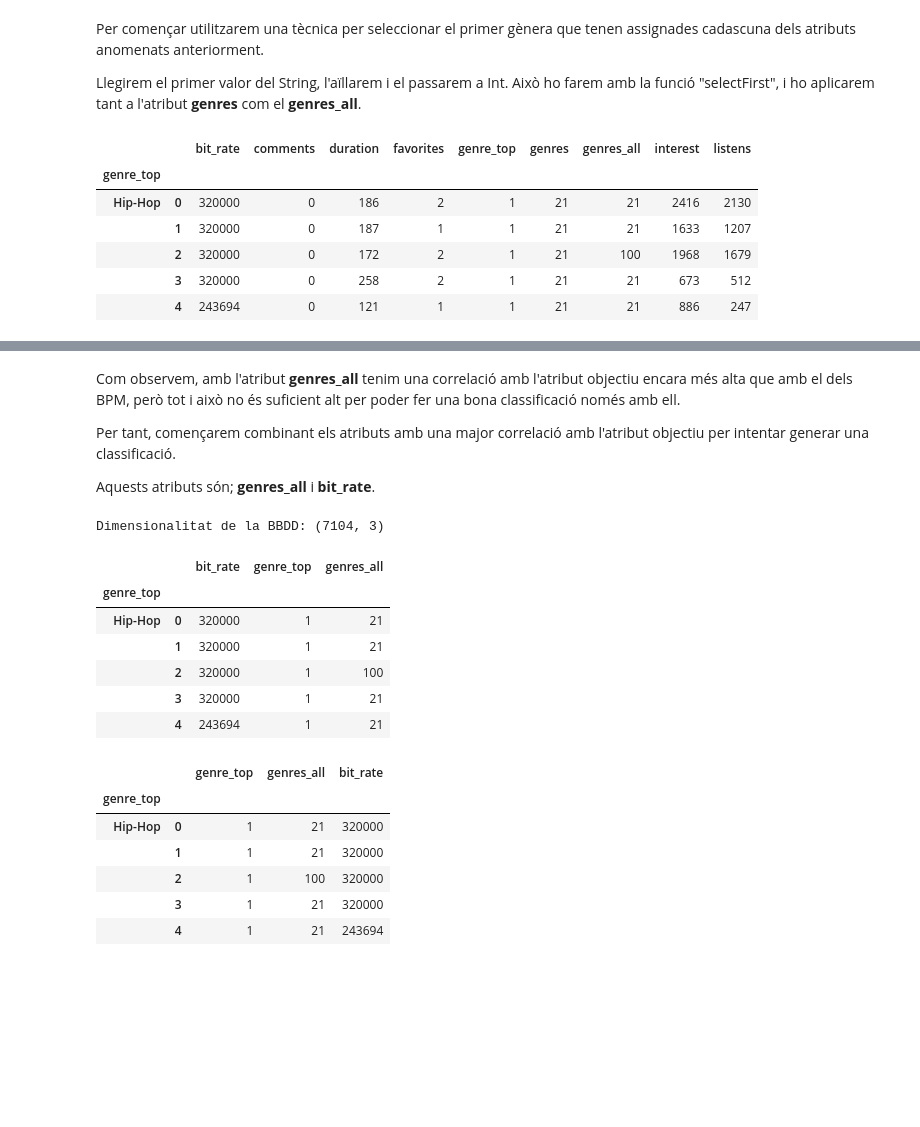
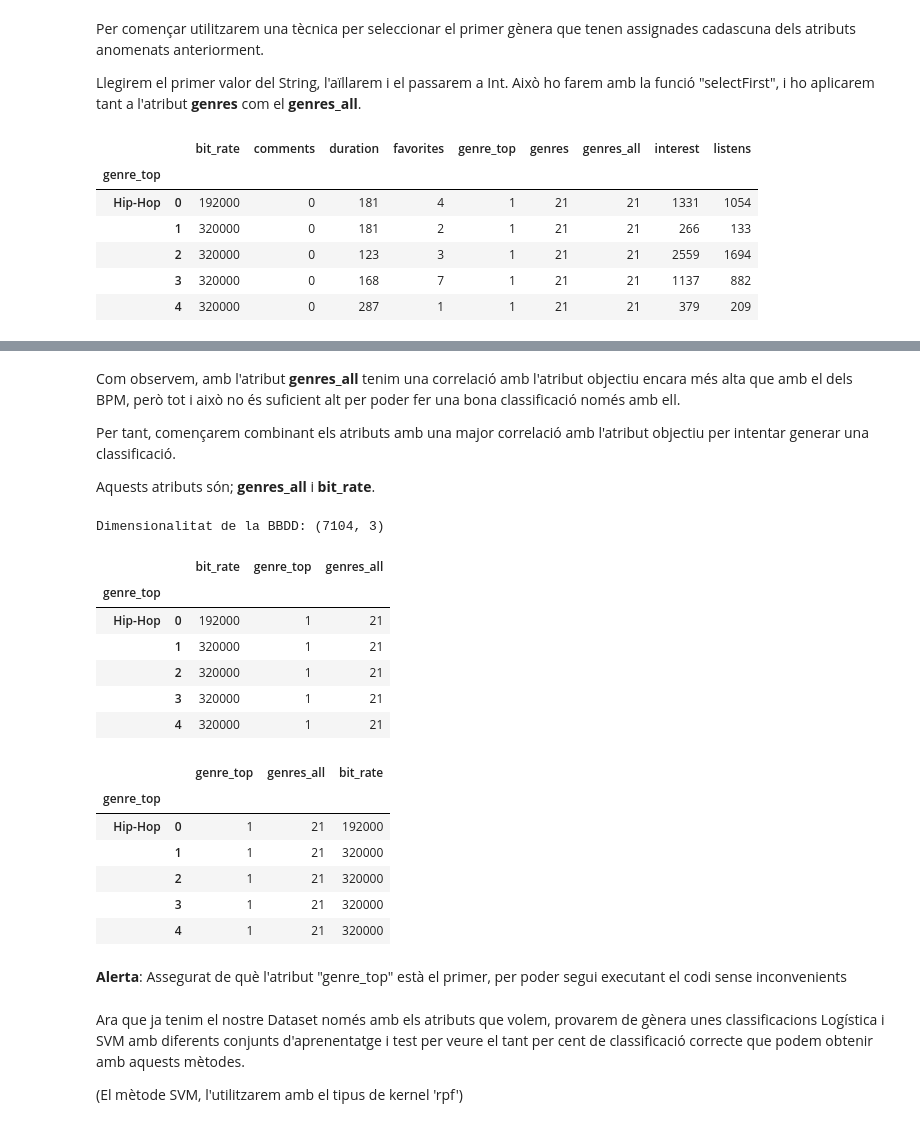
Before and after one commit to Rogerbenedito/English-song-data-from-2008-2017, a Jupyter notebook: Untitled.ipynb, the cells around one changed output, grey strips where cells are left out. Cells and saved outputs as stored; diff of their text form; code cells hidden in the pictures; blank space fills up the shorter version.

Commit message:
Update Untitled.ipynb
Modificació del nom de l'atribut NewDataset
Anàlisis de la classificació SVM i Logística

```diff
--- a/Untitled.ipynb
+++ b/Untitled.ipynb
@@ -275,13 +275,13 @@ Un cop balancejats el número de valors de cada classe, observem que la correlac
 Així que intentarem generar la classificació utilitzant també els atributs **genres** i **genres_all**, però abans haurem de tractar les dades, ja que, com ja hem dit, les dades estan en format String. A sobre no sabem quina de les ID utilitzades, dintre d'aquests atributs, fan referència al genera osubgenera de Rock i de Hip-Hop i per finalitzar una cançó pot tindre més d'una ID referenciada a un gènera.
 # %%
 #Recuperem el dataset que guarde les variables de 'genres' i 'genres_all' i el balancegem
-newDataset = dataset.groupby('genre_top')
-newDataset = pd.DataFrame(newDataset.apply(lambda x: x.sample(newDataset.size().min()).reset_index(drop=True)))
+DatasetBalanced = dataset.groupby('genre_top')
+DatasetBalanced = pd.DataFrame(DatasetBalanced.apply(lambda x: x.sample(DatasetBalanced.size().min()).reset_index(drop=True)))
 #Cambiem el valor de "Rock" per 0 i el valor de "Hip-Hop" per 1
-newDataset.loc[newDataset['genre_top'] == "Rock", 'genre_top'] = 0
-newDataset.loc[newDataset['genre_top'] == "Hip-Hop", 'genre_top'] = 1
-newDataset = newDataset.astype({"genre_top": int})
-print("Dimensionalitat de la BBDD:", newDataset.shape)
+DatasetBalanced.loc[DatasetBalanced['genre_top'] == "Rock", 'genre_top'] = 0
+DatasetBalanced.loc[DatasetBalanced['genre_top'] == "Hip-Hop", 'genre_top'] = 1
+DatasetBalanced = DatasetBalanced.astype({"genre_top": int})
+print("Dimensionalitat de la BBDD:", DatasetBalanced.shape)
 # %% [output]
 Dimensionalitat de la BBDD: (7104, 9)
 # %% [markdown]
@@ -297,16 +297,16 @@ def selectFirst(value):
     else:
         subcadena = value[1:len(value)-1]
     return int(subcadena)
-newDataset['genres'] = newDataset['genres'].apply(selectFirst)
-newDataset['genres_all'] = newDataset['genres_all'].apply(selectFirst)
+DatasetBalanced['genres'] = DatasetBalanced['genres'].apply(selectFirst)
+DatasetBalanced['genres_all'] = DatasetBalanced['genres_all'].apply(selectFirst)
 # %%
-newDataset.head()
+DatasetBalanced.head()
 # %% [output]
 |  |  | bit_rate | comments | duration | favorites | genre_top | genres | genres_all | interest | listens |
 | genre_top |  |  |  |  |  |  |  |  |  |  |
-| Hip-Hop | 0 | 320000 | 0 | 186 | 2 | 1 | 21 | 21 | 2416 | 2130 |
-|  | 1 | 320000 | 0 | 187 | 1 | 1 | 21 | 21 | 1633 | 1207 |
-|  | 2 | 320000 | 0 | 172 | 2 | 1 | 21 | 100 | 1968 | 1679 |
-|  | 3 | 320000 | 0 | 258 | 2 | 1 | 21 | 21 | 673 | 512 |
-|  | 4 | 243694 | 0 | 121 | 1 | 1 | 21 | 21 | 886 | 247 |
+| Hip-Hop | 0 | 192000 | 0 | 181 | 4 | 1 | 21 | 21 | 1331 | 1054 |
+|  | 1 | 320000 | 0 | 181 | 2 | 1 | 21 | 21 | 266 | 133 |
+|  | 2 | 320000 | 0 | 123 | 3 | 1 | 21 | 21 | 2559 | 1694 |
+|  | 3 | 320000 | 0 | 168 | 7 | 1 | 21 | 21 | 1137 | 882 |
+|  | 4 | 320000 | 0 | 287 | 1 | 1 | 21 | 21 | 379 | 209 |
 # %%
@@ -325,39 +325,45 @@ Per tant, començarem combinant els atributs amb una major correlació amb l'atr
 Aquests atributs són; **genres_all** i **bit_rate**.
 # %%
 #Eliminem els atributs no desitjats i deixem els  necessaris i l'atribut objectiu.
-newDataset = newDataset.drop(columns=['comments'])
-newDataset = newDataset.drop(columns=['duration'])
-newDataset = newDataset.drop(columns=['favorites'])
-newDataset = newDataset.drop(columns=['genres'])
-newDataset = newDataset.drop(columns=['interest'])
-newDataset = newDataset.drop(columns=['listens'])
+DatasetBalanced = DatasetBalanced.drop(columns=['comments'])
+DatasetBalanced = DatasetBalanced.drop(columns=['duration'])
+DatasetBalanced = DatasetBalanced.drop(columns=['favorites'])
+DatasetBalanced = DatasetBalanced.drop(columns=['genres'])
+DatasetBalanced = DatasetBalanced.drop(columns=['interest'])
+DatasetBalanced = DatasetBalanced.drop(columns=['listens'])
 
-print("Dimensionalitat de la BBDD:", newDataset.shape)
-newDataset.head()
+print("Dimensionalitat de la BBDD:", DatasetBalanced.shape)
+DatasetBalanced.head()
 # %% [output]
 Dimensionalitat de la BBDD: (7104, 3)
 |  |  | bit_rate | genre_top | genres_all |
 | genre_top |  |  |  |  |
-| Hip-Hop | 0 | 320000 | 1 | 21 |
+| Hip-Hop | 0 | 192000 | 1 | 21 |
 |  | 1 | 320000 | 1 | 21 |
-|  | 2 | 320000 | 1 | 100 |
+|  | 2 | 320000 | 1 | 21 |
 |  | 3 | 320000 | 1 | 21 |
-|  | 4 | 243694 | 1 | 21 |
+|  | 4 | 320000 | 1 | 21 |
 # %%
-#Modifiquem l'ordre dels atributs per tindre l'atribut objectiu al final
-cols = newDataset.columns.tolist()
+#Modifiquem l'ordre dels atributs per tindre l'atribut objectiu al principi, per major comoditat
+cols = DatasetBalanced.columns.tolist()
 cols = cols[-1:] + cols[:-1]
-newDataset = newDataset[cols]
+DatasetBalanced = DatasetBalanced[cols]
 
-#normalized_dataset=(newDataset-newDataset.min())/(newDataset.max()-newDataset.min())
+#normalized_dataset=(DatasetBalanced-DatasetBalanced.min())/(DatasetBalanced.max()-DatasetBalanced.min())
 
-newDataset.head()
+DatasetBalanced.head()
 # %% [output]
 |  |  | genre_top | genres_all | bit_rate |
 | genre_top |  |  |  |  |
-| Hip-Hop | 0 | 1 | 21 | 320000 |
+| Hip-Hop | 0 | 1 | 21 | 192000 |
 |  | 1 | 1 | 21 | 320000 |
-|  | 2 | 1 | 100 | 320000 |
+|  | 2 | 1 | 21 | 320000 |
 |  | 3 | 1 | 21 | 320000 |
-|  | 4 | 1 | 21 | 243694 |
+|  | 4 | 1 | 21 | 320000 |
+# %% [markdown]
+**Alerta**: Assegurat de què l'atribut "genre_top" està el primer, per poder segui executant el codi sense inconvenients
+# %% [markdown]
+Ara que ja tenim el nostre Dataset només amb els atributs que volem, provarem de gènera unes classificacions Logística i SVM amb diferents conjunts d'aprenentatge i test per veure el tant per cent de classificació correcte que podem obtenir amb aquests mètodes.
+
+(El mètode SVM, l'utilitzarem amb el tipus de kernel 'rpf')
 # %%
```
Also changed, not shown: parts of 14 cells of this notebook.
